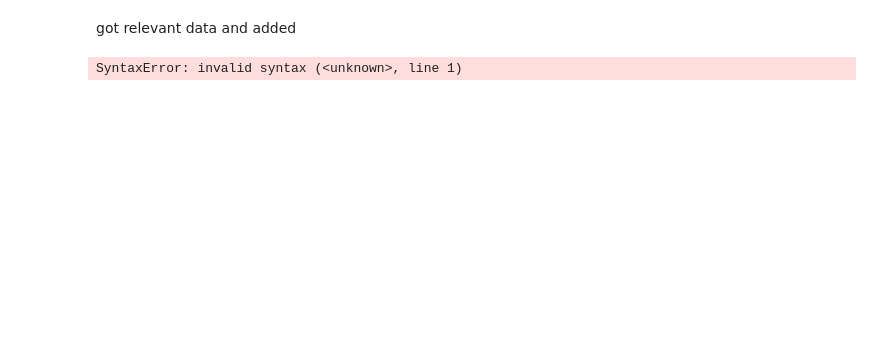
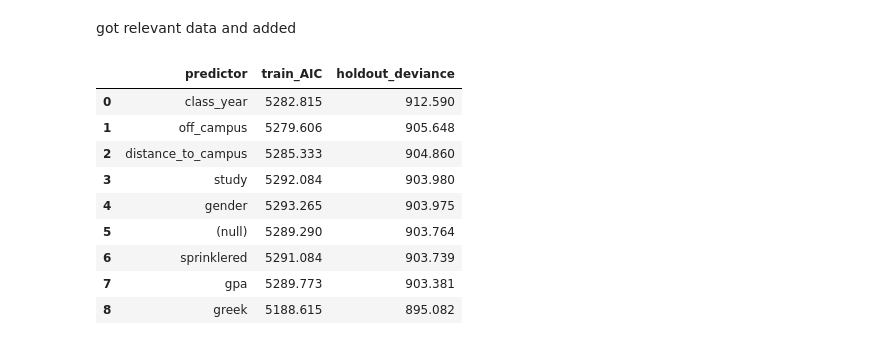
Before and after one commit to PabloRuizVelasco/ActuarialCaseStudy, a Jupyter notebook: notebooks/06_FrequencyModeling.ipynb, the cells around one changed output. Cells and saved outputs as stored; diff of their text form; code cells hidden in the pictures; blank space fills up the shorter version.

```diff
--- a/notebooks/06_FrequencyModeling.ipynb
+++ b/notebooks/06_FrequencyModeling.ipynb
@@ -59,35 +73,46 @@ import statsmodels.formula.api as smf
 # holdout frame for Personal Property, same treatment as the training frame
 pp_hold = freq[(freq.coverage == 'Personal Property') &
                (freq.training_holdout == 'holdout')].copy()
-for c in ['class', 'study', 'greek', 'off_campus']:
+for c in ['class_year', 'study', 'greek', 'gender', 'off_campus']:
     pp_hold[c] = pp_hold[c].astype('category')
 
 
 def poisson_deviance(y, mu):
     """2 * sum[ y*log(y/mu) - (y - mu) ], with 0*log(0) = 0."""
-    y  = np.asarray(y,  dtype=float)
-    mu = np.asarray(mu, dtype=float)
-    term = np.where(y > 0, y * np.log(y / mu), 0.0)
+    y   = np.asarray(y,  dtype=float)
+    mu  = np.asarray(mu, dtype=float)
+    pos = y > 0
+    term = np.zeros_like(y)
+    term[pos] = y[pos] * np.log(y[pos] / mu[pos])
     return 2.0 * np.sum(term - (y - mu))
 
 
 rows = []
 
 # baseline: intercept only
 null = smf.glm('claim_count ~ 1', data=pp, family=sm.families.Poisson()).fit()
 rows.append(('(null)', null.aic,
              poisson_deviance(pp_hold.claim_count, null.predict(pp_hold))))
 
 # one model per candidate predictor
 for v in RATING_VARS:
     m = smf.glm(f'claim_count ~ {v}', data=pp, family=sm.families.Poisson()).fit()
     rows.append((v, m.aic,
                  poisson_deviance(pp_hold.claim_count, m.predict(pp_hold))))
 
 step1 = (pd.DataFrame(rows, columns=['predictor', 'train_AIC', 'holdout_deviance'])
            .sort_values('holdout_deviance', ascending=False)
            .reset_index(drop=True))
 
 step1.round(3)
 # %% [output]
-SyntaxError: invalid syntax (<unknown>, line 1)
+|  | predictor | train_AIC | holdout_deviance |
+| 0 | class_year | 5282.815 | 912.590 |
+| 1 | off_campus | 5279.606 | 905.648 |
+| 2 | distance_to_campus | 5285.333 | 904.860 |
+| 3 | study | 5292.084 | 903.980 |
+| 4 | gender | 5293.265 | 903.975 |
+| 5 | (null) | 5289.290 | 903.764 |
+| 6 | sprinklered | 5291.084 | 903.739 |
+| 7 | gpa | 5289.773 | 903.381 |
+| 8 | greek | 5188.615 | 895.082 |
```
Also changed, not shown: parts of 21 cells of this notebook, 1 other file.
